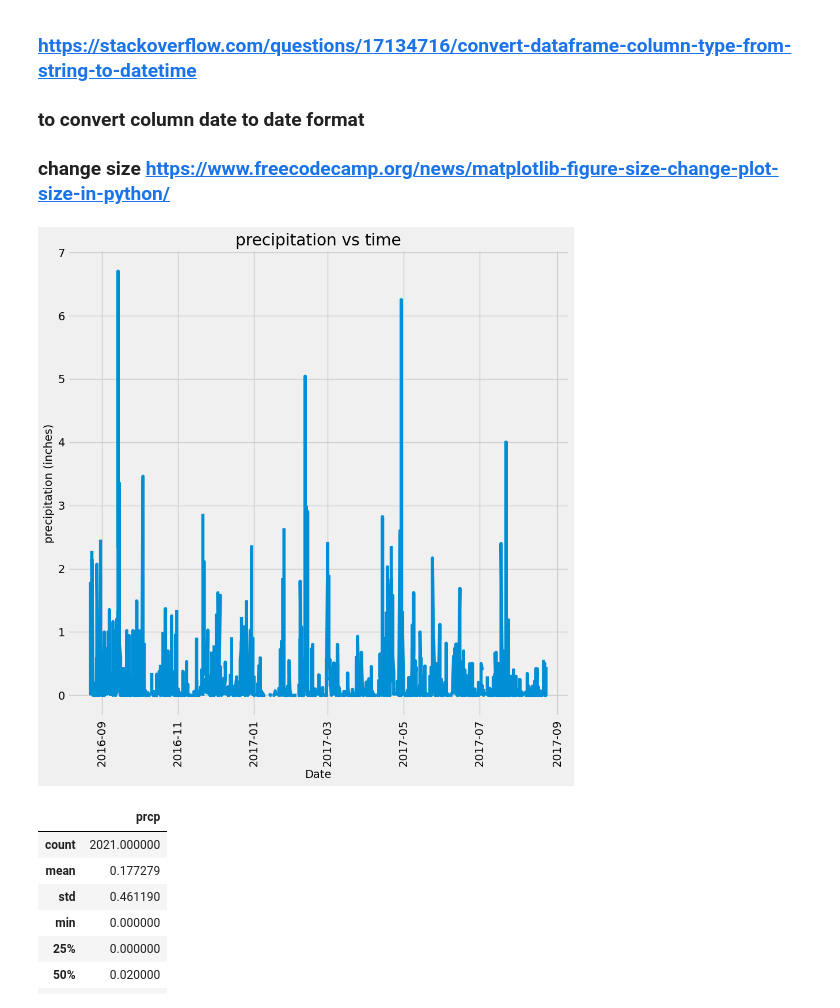
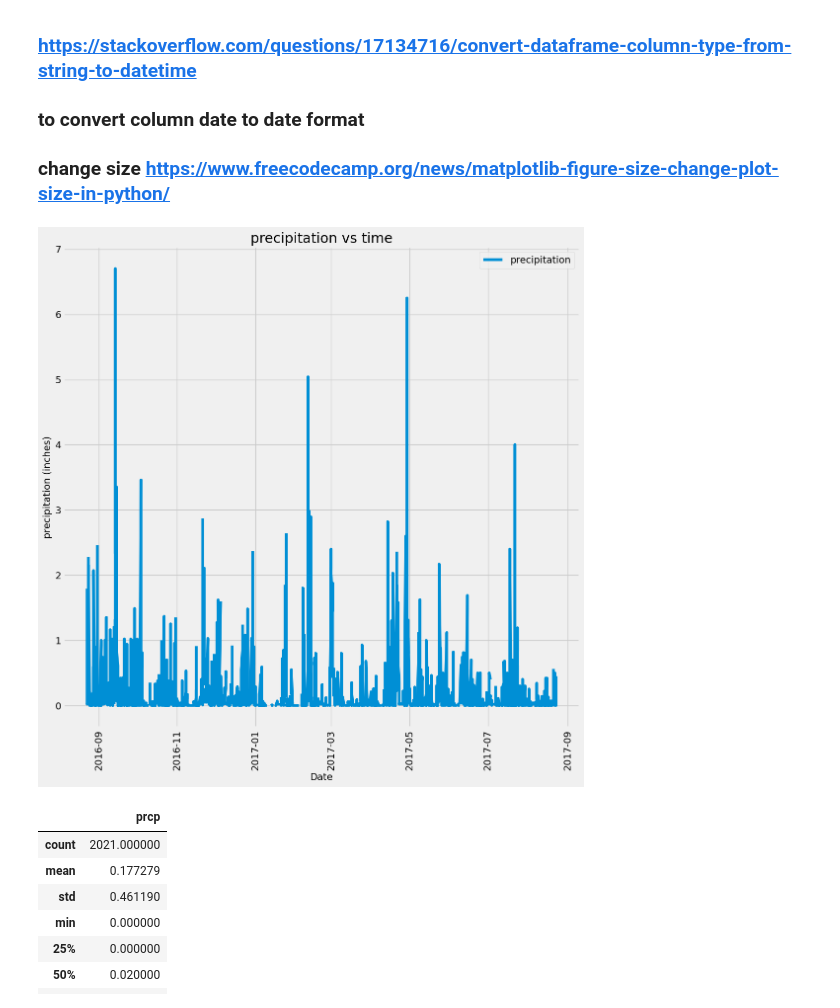
Before and after one commit to nabroo101/sqlalchemy-challenge, a Jupyter notebook: surfsUp/climate_starter.ipynb, the cells around one changed output. Cells and saved outputs as stored; diff of their text form; code cells hidden in the pictures.

Commit message:
edited the preciptitation graph

```diff
--- a/surfsUp/climate_starter.ipynb
+++ b/surfsUp/climate_starter.ipynb
@@ -65,36 +65,38 @@ one_year_back = date(year, month, day) - timedelta(days = 365)
 one_year_back
 
 
 
 # Perform a query to retrieve the data and precipitation scores
 data_one_year_back = session.query(Measurement.date , Measurement.prcp).\
 filter(Measurement.date >= one_year_back).all()
 #all_data
 
 # Save the query results as a Pandas DataFrame. Explicitly set the column names
 df_data_one_year_back = pd.DataFrame(data_one_year_back)
 
 #converting the date column to date format
 df_data_one_year_back["date"] = pd.to_datetime(df_data_one_year_back["date"])
 df_data_one_year_back.columns = ["date", "prcp"]
 
 #Sort the dataframe by date
 df_data_one_year_back =(df_data_one_year_back.sort_values(["date"]))
 df_data_one_year_back
 # # Use Pandas Plotting with Matplotlib to plot the data
-plt.figure(figsize=(10,10))
+plt.figure(figsize=(12,12))
 xs = df_data_one_year_back["date"]
 ys = df_data_one_year_back["prcp"]
 plt.plot(xs,ys)
+plt.legend(["precipitation"])
+
 #lables and fig size
-
+# plt.legend(xs)
 plt.title("precipitation vs time")
 plt.xlabel("Date")
 plt.ylabel("precipitation (inches)")
 plt.xticks(rotation= 90)
 plt.show()
 # %% [output]
-[figure, old version]
+[figure, new version]
 # %%
 # Use Pandas to calculate the summary statistics for the precipitation data
 df_data_one_year_back.describe()
```
